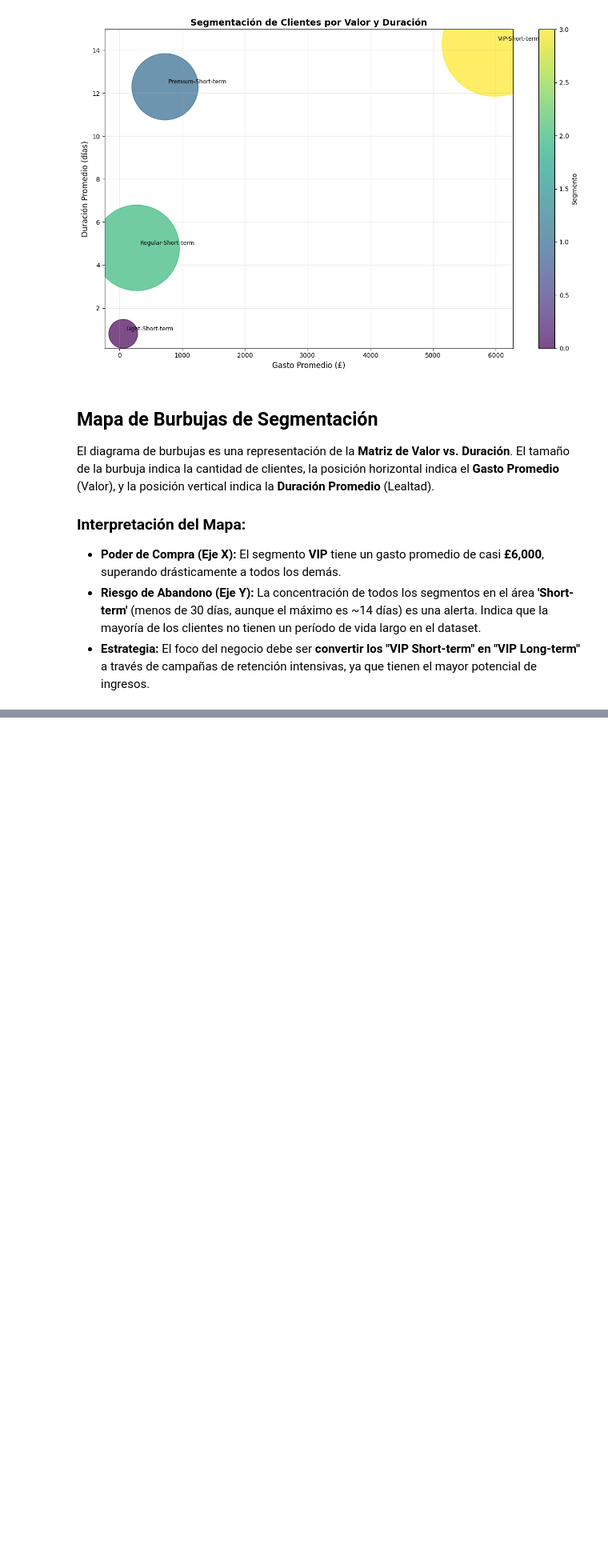
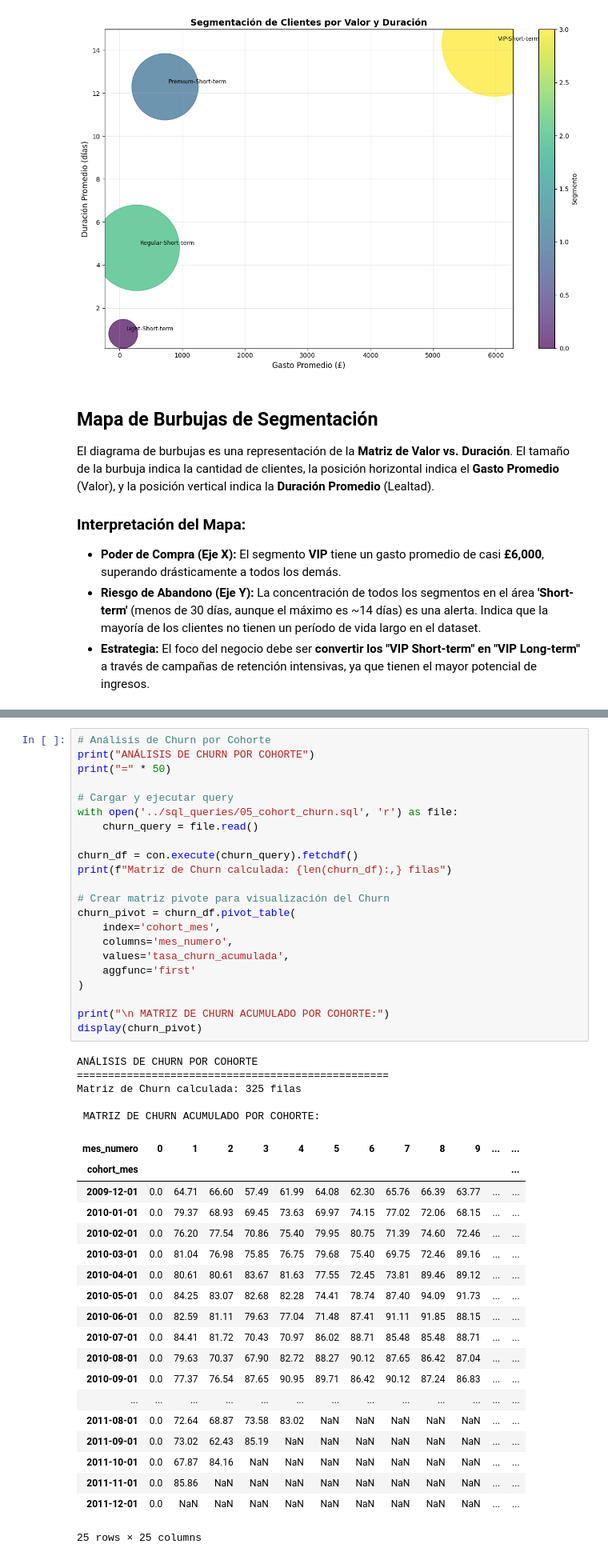
Before and after one commit to oyar23/sql-kpi-engine, a Jupyter notebook: notebooks/02_analisis_metricas_avanzadas.ipynb, the cells around one changed output, grey strips where cells are left out. Shown at 80% size. Drawn from its saved outputs; the diff is of its cells as text; blank space fills up the shorter version.

```diff
--- a/notebooks/02_analisis_metricas_avanzadas.ipynb
+++ b/notebooks/02_analisis_metricas_avanzadas.ipynb
@@ -346,0 +361,47 @@ El diagrama de burbujas es una representación de la **Matriz de Valor vs. Durac
+# %%
+# Análisis de Churn por Cohorte
+print("ANÁLISIS DE CHURN POR COHORTE")
+print("=" * 50)
+
+# Cargar y ejecutar query
+with open('../sql_queries/05_cohort_churn.sql', 'r') as file:
+    churn_query = file.read()
+
+churn_df = con.execute(churn_query).fetchdf()
+print(f"Matriz de Churn calculada: {len(churn_df):,} filas")
+
+# Crear matriz pivote para visualización del Churn
+churn_pivot = churn_df.pivot_table(
+    index='cohort_mes',
+    columns='mes_numero',
+    values='tasa_churn_acumulada',
+    aggfunc='first'
+)
+
+print("\n MATRIZ DE CHURN ACUMULADO POR COHORTE:")
+display(churn_pivot)
+# %% [output]
+ANÁLISIS DE CHURN POR COHORTE
+==================================================
+Matriz de Churn calculada: 325 filas
+
+ MATRIZ DE CHURN ACUMULADO POR COHORTE:
+| mes_numero | 0 | 1 | 2 | 3 | 4 | 5 | 6 | 7 | 8 | 9 | ... | ... |
+| cohort_mes |  |  |  |  |  |  |  |  |  |  |  | ... |
+| 2009-12-01 | 0.0 | 64.71 | 66.60 | 57.49 | 61.99 | 64.08 | 62.30 | 65.76 | 66.39 | 63.77 | ... | ... |
+| 2010-01-01 | 0.0 | 79.37 | 68.93 | 69.45 | 73.63 | 69.97 | 74.15 | 77.02 | 72.06 | 68.15 | ... | ... |
+| 2010-02-01 | 0.0 | 76.20 | 77.54 | 70.86 | 75.40 | 79.95 | 80.75 | 71.39 | 74.60 | 72.46 | ... | ... |
+| 2010-03-01 | 0.0 | 81.04 | 76.98 | 75.85 | 76.75 | 79.68 | 75.40 | 69.75 | 72.46 | 89.16 | ... | ... |
+| 2010-04-01 | 0.0 | 80.61 | 80.61 | 83.67 | 81.63 | 77.55 | 72.45 | 73.81 | 89.46 | 89.12 | ... | ... |
+| 2010-05-01 | 0.0 | 84.25 | 83.07 | 82.68 | 82.28 | 74.41 | 78.74 | 87.40 | 94.09 | 91.73 | ... | ... |
+| 2010-06-01 | 0.0 | 82.59 | 81.11 | 79.63 | 77.04 | 71.48 | 87.41 | 91.11 | 91.85 | 88.15 | ... | ... |
+| 2010-07-01 | 0.0 | 84.41 | 81.72 | 70.43 | 70.97 | 86.02 | 88.71 | 85.48 | 85.48 | 88.71 | ... | ... |
+| 2010-08-01 | 0.0 | 79.63 | 70.37 | 67.90 | 82.72 | 88.27 | 90.12 | 87.65 | 86.42 | 87.04 | ... | ... |
+| 2010-09-01 | 0.0 | 77.37 | 76.54 | 87.65 | 90.95 | 89.71 | 86.42 | 90.12 | 87.24 | 86.83 | ... | ... |
+| ... | ... | ... | ... | ... | ... | ... | ... | ... | ... | ... | ... | ... |
+| 2011-08-01 | 0.0 | 72.64 | 68.87 | 73.58 | 83.02 | NaN | NaN | NaN | NaN | NaN | ... | ... |
+| 2011-09-01 | 0.0 | 73.02 | 62.43 | 85.19 | NaN | NaN | NaN | NaN | NaN | NaN | ... | ... |
+| 2011-10-01 | 0.0 | 67.87 | 84.16 | NaN | NaN | NaN | NaN | NaN | NaN | NaN | ... | ... |
+| 2011-11-01 | 0.0 | 85.86 | NaN | NaN | NaN | NaN | NaN | NaN | NaN | NaN | ... | ... |
+| 2011-12-01 | 0.0 | NaN | NaN | NaN | NaN | NaN | NaN | NaN | NaN | NaN | ... | ... |
+25 rows × 25 columns
```
Also changed, not shown: parts of 5 cells of this notebook, 3 other files.
